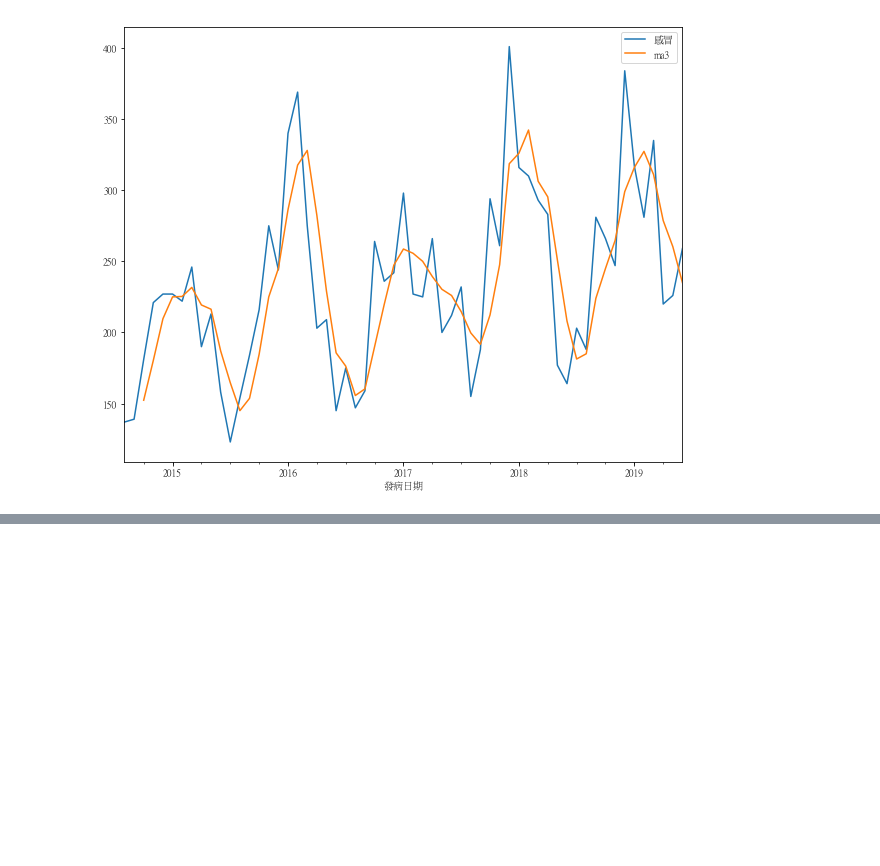
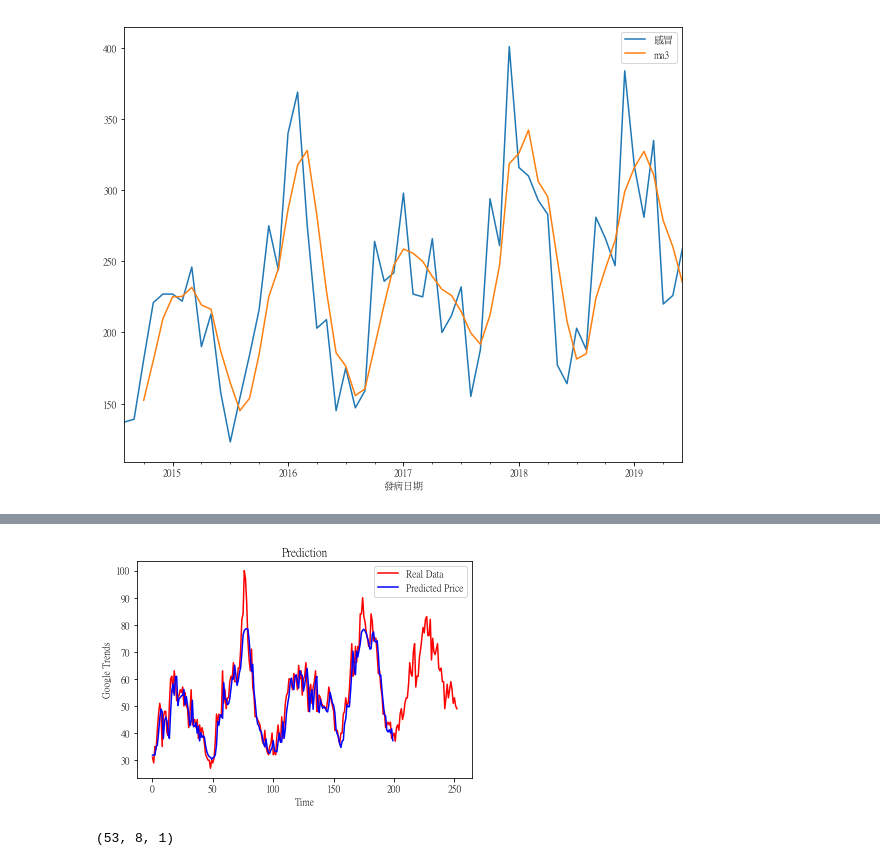
Before and after one commit to ywchiu/cdc_course, a Jupyter notebook: Demo20190705.ipynb, the cells around one changed output, grey strips where cells are left out. Cells and saved outputs as stored; diff of their text form; code cells hidden in the pictures; blank space fills up the shorter version.

```diff
--- a/Demo20190705.ipynb
+++ b/Demo20190705.ipynb
@@ -175,0 +252,20 @@ m[['感冒','ma3']].plot(kind = 'line', figsize = [10,8])
+# %%
+from keras.layers import Dropout
+
+# Initialising the RNN
+regressor = Sequential()
+
+regressor.add(LSTM(units = 50, return_sequences = True, input_shape = (X_train2.shape[1], 1)))
+regressor.add(Dropout(0.2))
+
+regressor.add(LSTM(units = 50))
+regressor.add(Dropout(0.2))
+
+regressor.add(Dense(units = 1))
+# %%
+# Compiling the RNN
+regressor.compile(optimizer = 'adam', loss = 'mean_squared_error')
+# %%
+
+# Fitting the RNN to the Training set
+history = regressor.fit(X_train2, y_train, epochs = 100, batch_size = 3)
@@ -175,0 +290,2 @@ m[['感冒','ma3']].plot(kind = 'line', figsize = [10,8])
+# %%
+predicted = regressor.predict(X_train2)
@@ -175,0 +294,11 @@ m[['感冒','ma3']].plot(kind = 'line', figsize = [10,8])
+# %%
+import matplotlib.pyplot as plt
+plt.plot(dataset[8:],   color = 'red', label = 'Real Data')
+plt.plot(predicted, color = 'blue', label = 'Predicted Price')
+plt.title('Prediction')
+plt.xlabel('Time')
+plt.ylabel('Google Trends')
+plt.legend()
+plt.show()
+# %% [output]
+[figure, added]
@@ -175,0 +315,4 @@ m[['感冒','ma3']].plot(kind = 'line', figsize = [10,8])
+# %%
+X_test2.shape
+# %% [output]
+(53, 8, 1)
```
Also changed, not shown: parts of 49 cells of this notebook.
